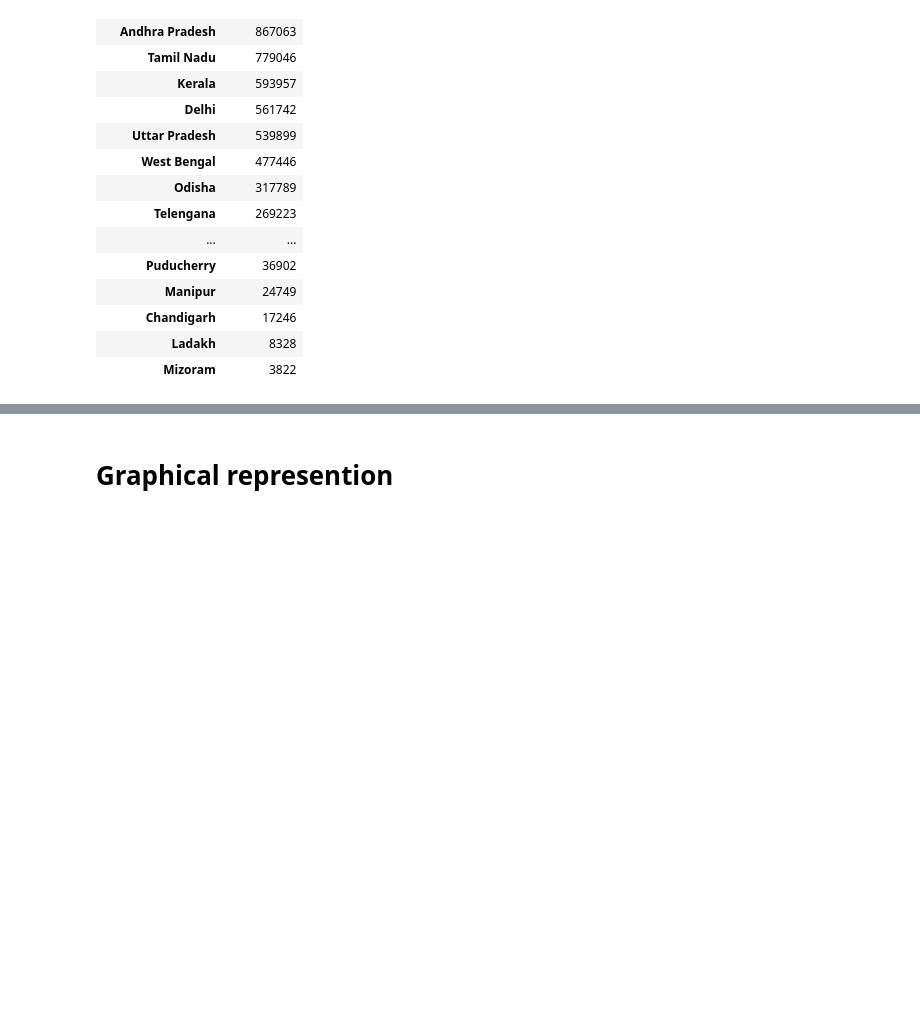
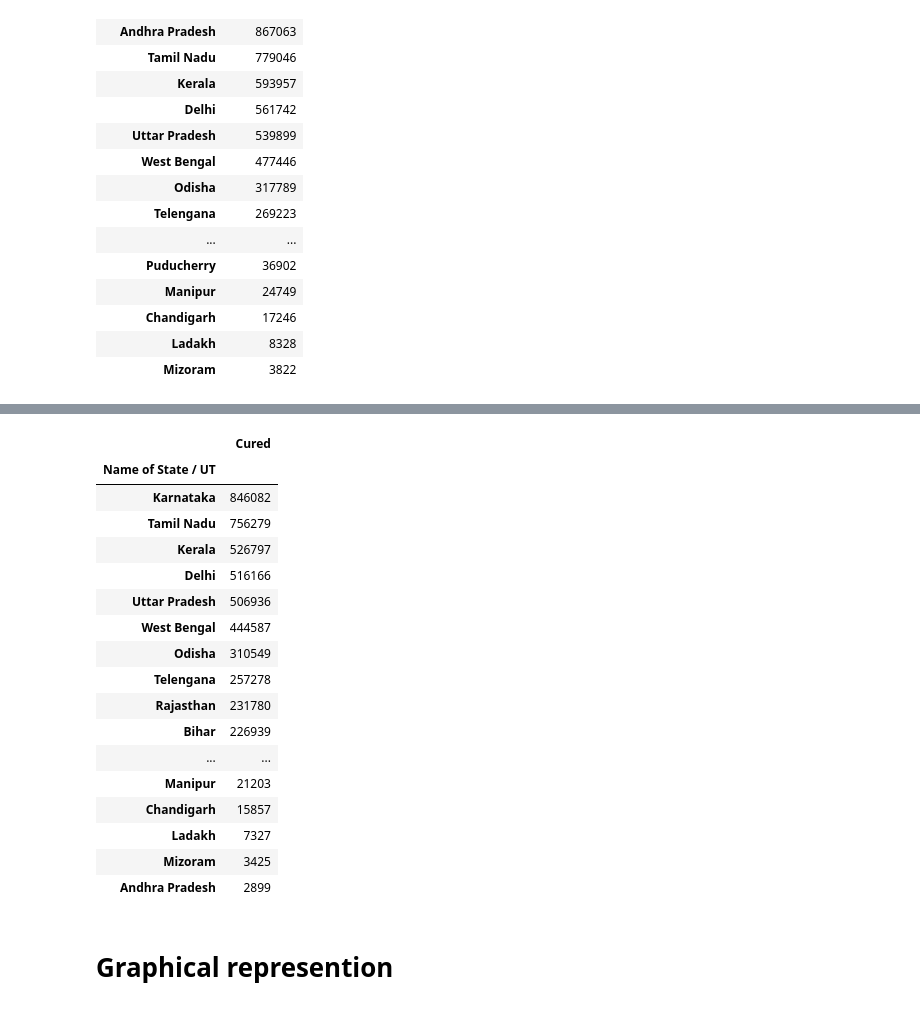
Before and after one commit to hrt99/Covid19_Data-science_Project, a Jupyter notebook: dsproject.ipynb, the cells around one changed output, grey strips where cells are left out. Cells and saved outputs as stored; diff of their text form; code cells hidden in the pictures; blank space fills up the shorter version.

```diff
--- a/dsproject.ipynb
+++ b/dsproject.ipynb
@@ -151,3 +195,25 @@ Total_Active_Cases.style.background_gradient(cmap='Reds')
+# %%
+Total_Cured=df.groupby('Name of State / UT')['Cured'].sum().sort_values(ascending=False).to_frame()
+Total_Cured.style.background_gradient(cmap='Reds')
+# %% [output]
+|  | Cured |
+| Name of State / UT |  |
+| Karnataka | 846082 |
+| Tamil Nadu | 756279 |
+| Kerala | 526797 |
+| Delhi | 516166 |
+| Uttar Pradesh | 506936 |
+| West Bengal | 444587 |
+| Odisha | 310549 |
+| Telengana | 257278 |
+| Rajasthan | 231780 |
+| Bihar | 226939 |
+| ... | ... |
+| Manipur | 21203 |
+| Chandigarh | 15857 |
+| Ladakh | 7327 |
+| Mizoram | 3425 |
+| Andhra Pradesh | 2899 |
 # %% [markdown]
 
 # **Graphical represention**
```
Also changed, not shown: parts of 8 cells of this notebook.
